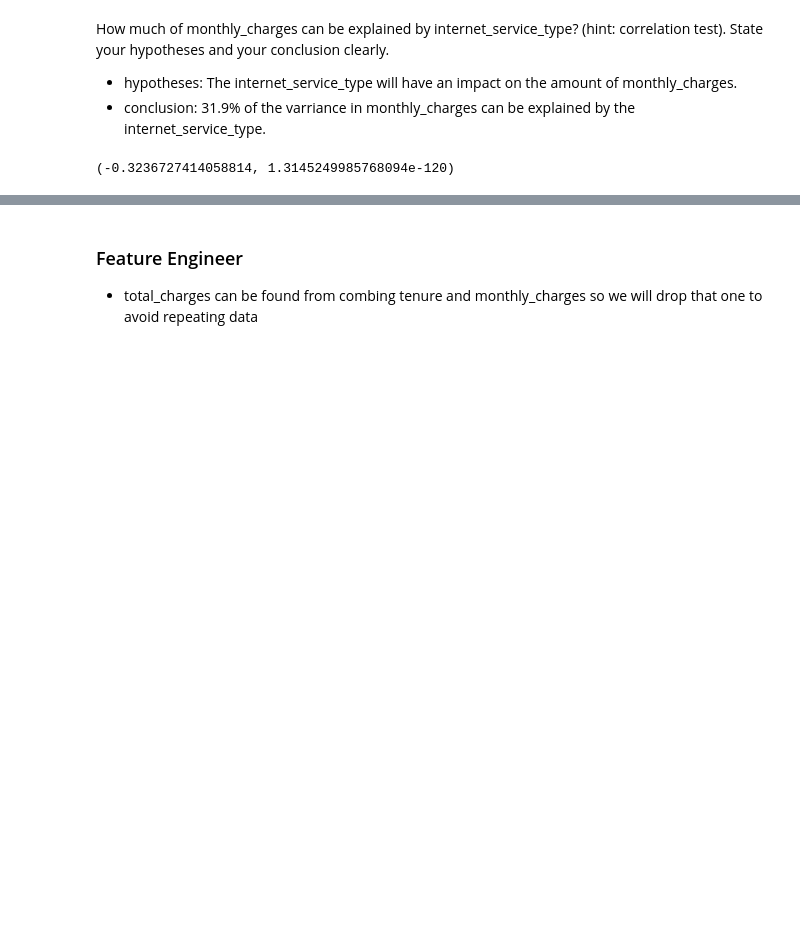
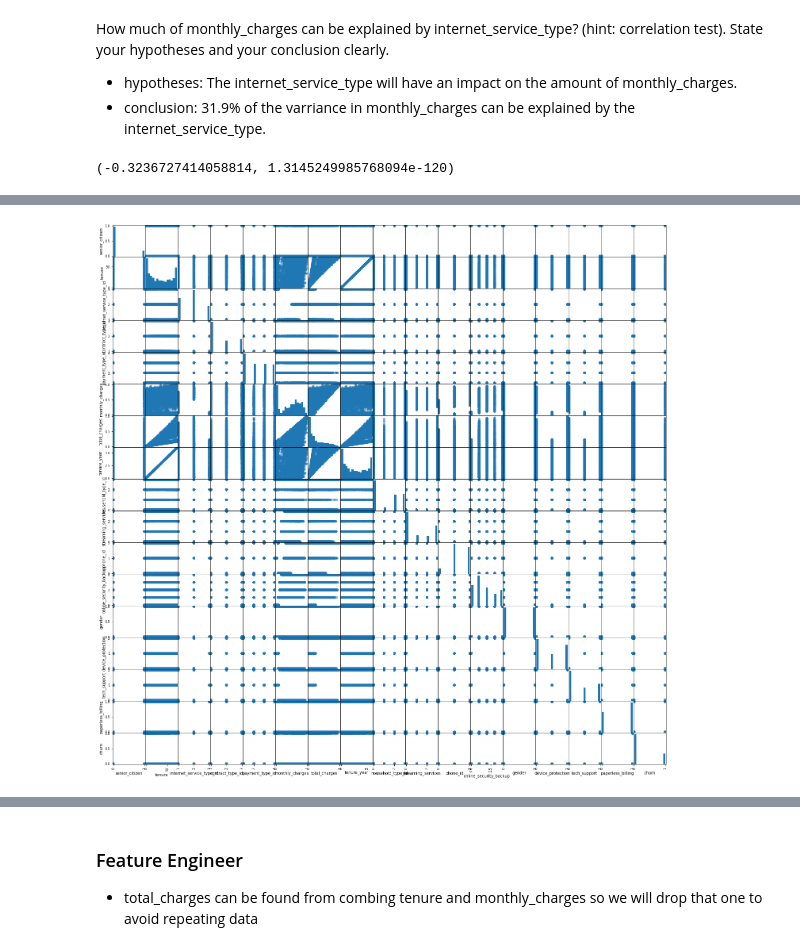
Before and after one commit to classification-project-steven-nicole/classification_project, a Jupyter notebook: steven_classification_project.ipynb, the cells around one changed output, grey strips where cells are left out. Cells and saved outputs as stored; diff of their text form; code cells hidden in the pictures; blank space fills up the shorter version.

```diff
--- a/steven_classification_project.ipynb
+++ b/steven_classification_project.ipynb
@@ -216,5 +225,7 @@ pearsonr(train.monthly_charges, train.internet_service_type_id)
 # %%
-# scatter = pd.scatter_matrix(
-#     train.drop(['customer_id'], axis=1), marker='o', s=40,
-#     hist_kwds={'bins':15},  figsize=(25,25))
+scatter = pd.scatter_matrix(
+     train.drop(columns=['cumsum_churn', 'rate_churn', 'tenure_months']), marker='o', s=40,
+     hist_kwds={'bins':15},  figsize=(25,25))
+# %% [output]
+[figure, added]
 # %%
```
Also changed, not shown: parts of 45 cells of this notebook.
